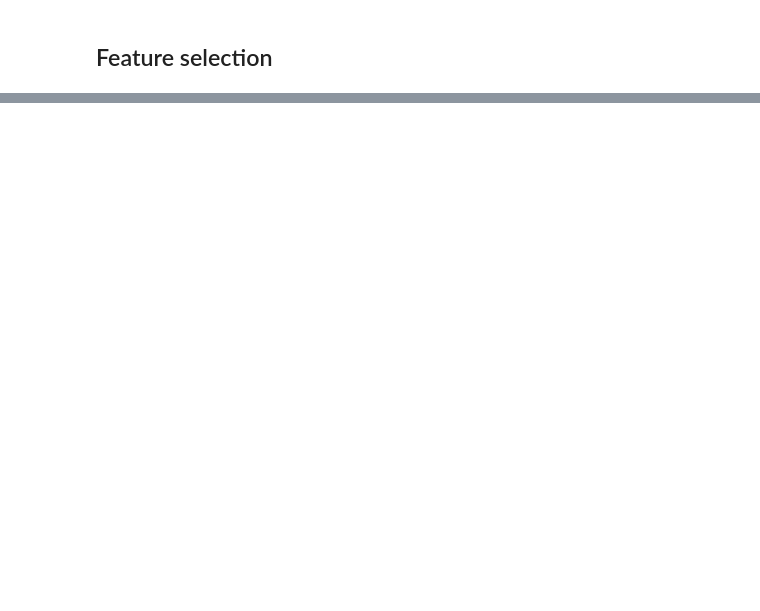
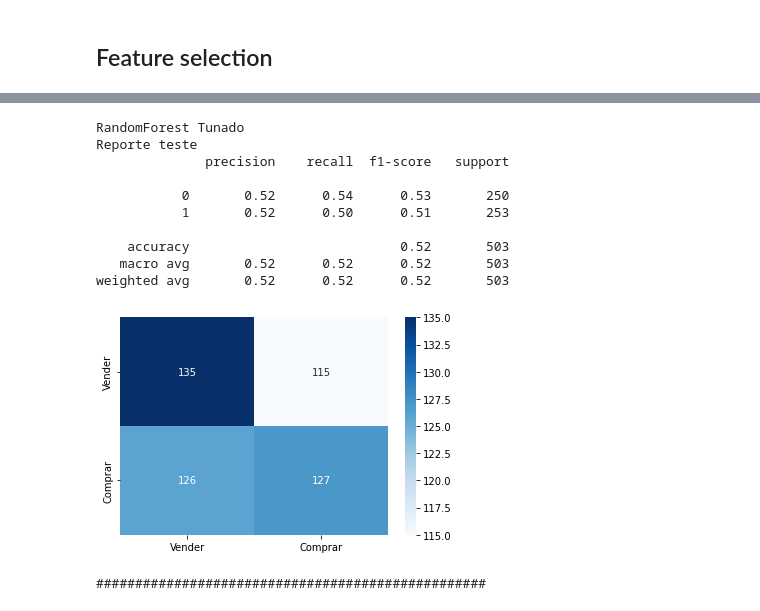
Before and after one commit to ricardomdesa/TCC-PUC-2020, a Jupyter notebook: notebooks/analis_descritiva.ipynb, the cells around one changed output, grey strips where cells are left out. Cells and saved outputs as stored; diff of their text form; code cells hidden in the pictures; blank space fills up the shorter version.

```diff
--- a/notebooks/analis_descritiva.ipynb
+++ b/notebooks/analis_descritiva.ipynb
@@ -346,0 +341,21 @@ weighted avg       0.51      0.51      0.50       419
+# %%
+modelo_final = modelos["RandomForest"]
+
+n_estimators = range(10, 251, 30)
+max_features = list()
+max_features.append('auto')
+
+precision2_score = make_scorer(precision_score, labels=[2], average='macro')
+
+grid = GridSearchCV(
+        estimator=RandomForestClassifier(),
+        param_grid={
+            'n_estimators': n_estimators,
+            'max_features': max_features,
+            'random_state': [1],
+        },
+        scoring=precision2_score,
+)
+
+resultado_grid = grid.fit(X_treino, y_treino)
+print("Ajuste feito")
@@ -346,0 +382,17 @@ weighted avg       0.51      0.51      0.50       419
+# %%
+modelo_tunado = resultado_grid.best_estimator_
+previsoes = modelo_tunado.predict(X_teste)
+avaliar(y_teste, previsoes, "RandomForest Tunado")
+# %% [output]
+RandomForest Tunado
+Reporte teste
+              precision    recall  f1-score   support
+
+           0       0.52      0.54      0.53       250
+           1       0.52      0.50      0.51       253
+
+    accuracy                           0.52       503
+   macro avg       0.52      0.52      0.52       503
+weighted avg       0.52      0.52      0.52       503
+[figure, added]
+##################################################
```
Also changed, not shown: parts of 23 cells of this notebook.
